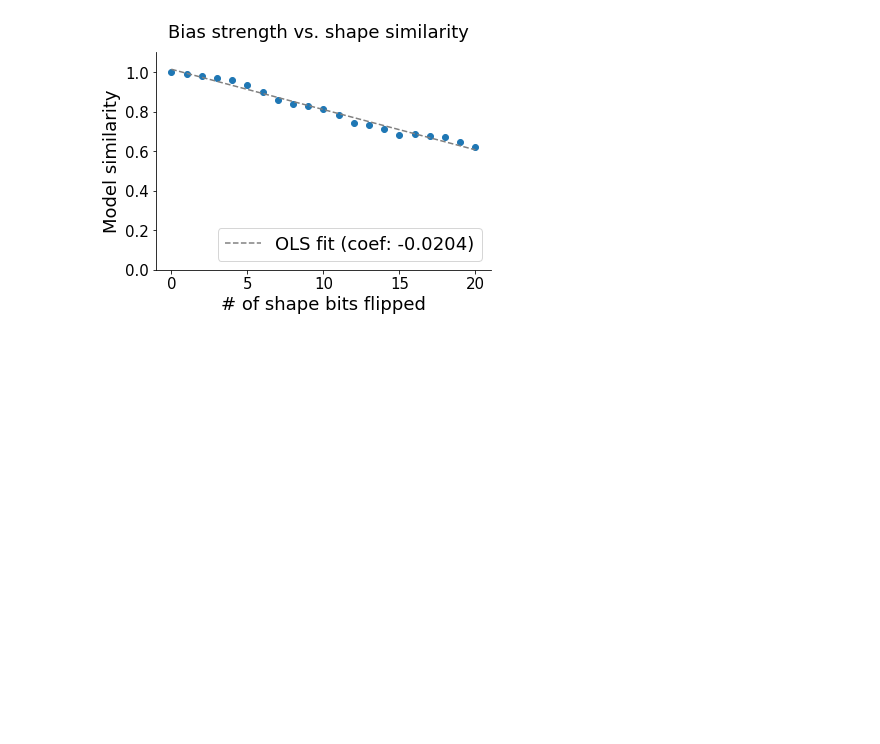
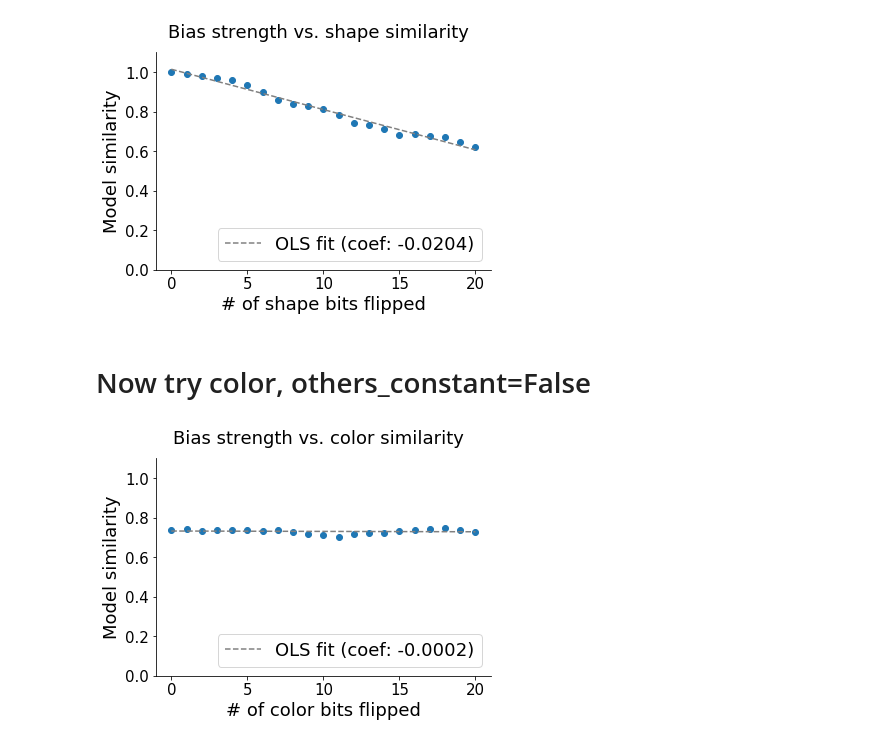
Before and after one commit to rfeinman/learning-to-learn, a Jupyter notebook: notebooks/parametric_tests_mlp.ipynb, the cells around one changed output. Cells and saved outputs as stored; diff of their text form; code cells hidden in the pictures; blank space fills up the shorter version.

```diff
--- a/notebooks/parametric_tests_mlp.ipynb
+++ b/notebooks/parametric_tests_mlp.ipynb
@@ -213,0 +194,17 @@ def parametric_test(
+# %% [markdown]
+# Now try color, others_constant=False
+# %%
+similarities = np.zeros(21)
+for i in range(21):
+    color1_p = modify_feature(color1, nb_bits=i)
+    sample2 = np.hstack((shape2, color1_p, texture2))
+    features = get_hidden_representations(
+        model=model,
+        X=np.vstack((sample1,sample2)),
+        layer_num=-3,
+        batch_size=2
+    )
+    similarities[i] = similarity(features[0], features[1])
+plot_results(similarities, 'color')
+# %% [output]
+[figure, added]
```
Also changed, not shown: parts of 16 cells of this notebook, 2 other files.
